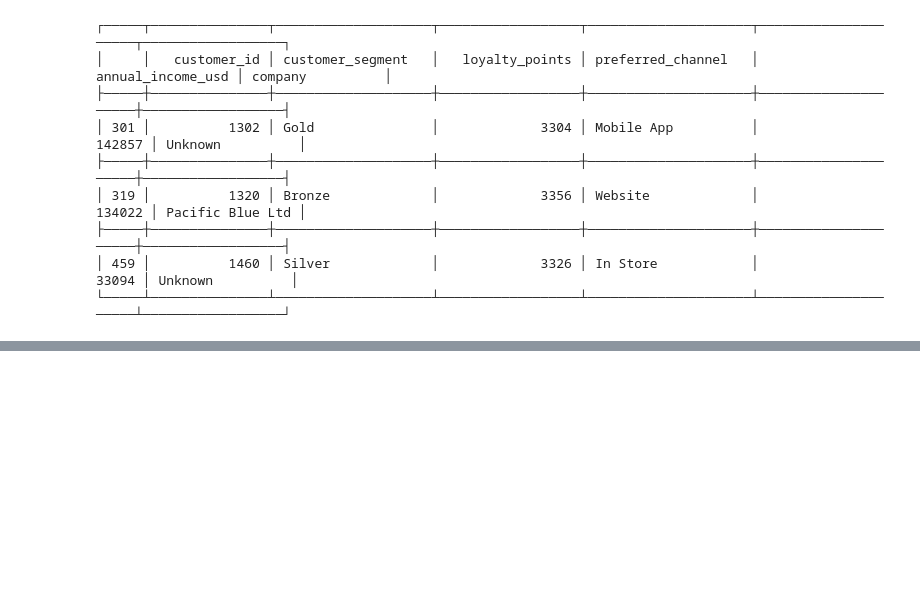
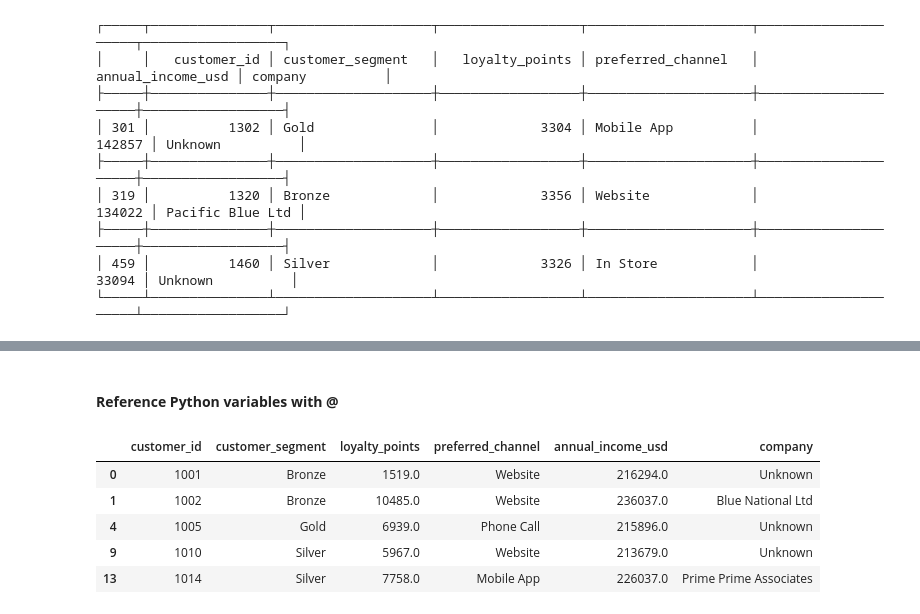
Before and after one commit to Ritik574-coder/python-foundations-to-mastery, a Jupyter notebook: Pandas/pandas_filtering _and_querying.ipynb, the cells around one changed output, grey strips where cells are left out. Cells and saved outputs as stored; diff of their text form; code cells hidden in the pictures; blank space fills up the shorter version.

```diff
--- a/Pandas/pandas_filtering _and_querying.ipynb
+++ b/Pandas/pandas_filtering _and_querying.ipynb
@@ -321,0 +347,12 @@ print(
+# %% [markdown]
+#### **Reference Python variables with @**
+# %%
+threshold = 204000
+customer_business_info_df.query("annual_income_usd >= @threshold").head()
+# %% [output]
+|  | customer_id | customer_segment | loyalty_points | preferred_channel | annual_income_usd | company |
+| 0 | 1001 | Bronze | 1519.0 | Website | 216294.0 | Unknown |
+| 1 | 1002 | Bronze | 10485.0 | Website | 236037.0 | Blue National Ltd |
+| 4 | 1005 | Gold | 6939.0 | Phone Call | 215896.0 | Unknown |
+| 9 | 1010 | Silver | 5967.0 | Website | 213679.0 | Unknown |
+| 13 | 1014 | Silver | 7758.0 | Mobile App | 226037.0 | Prime Prime Associates |
```
Also changed, not shown: parts of 10 cells of this notebook, 2 other files.
